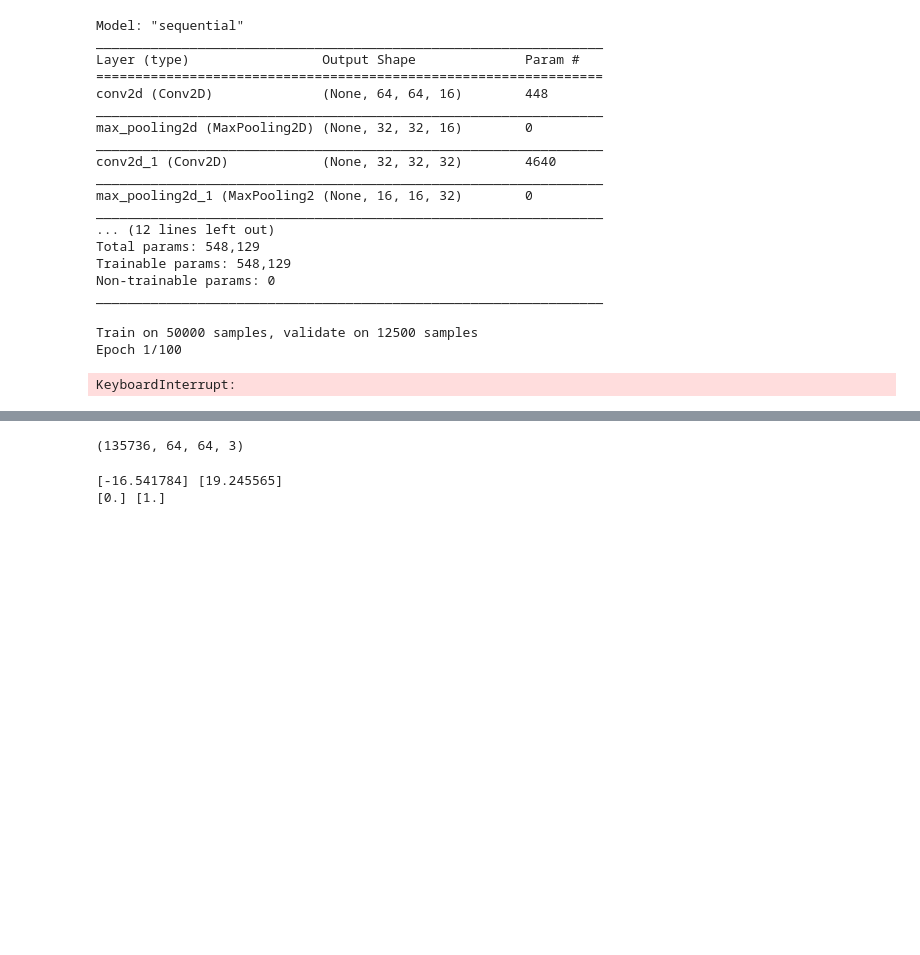
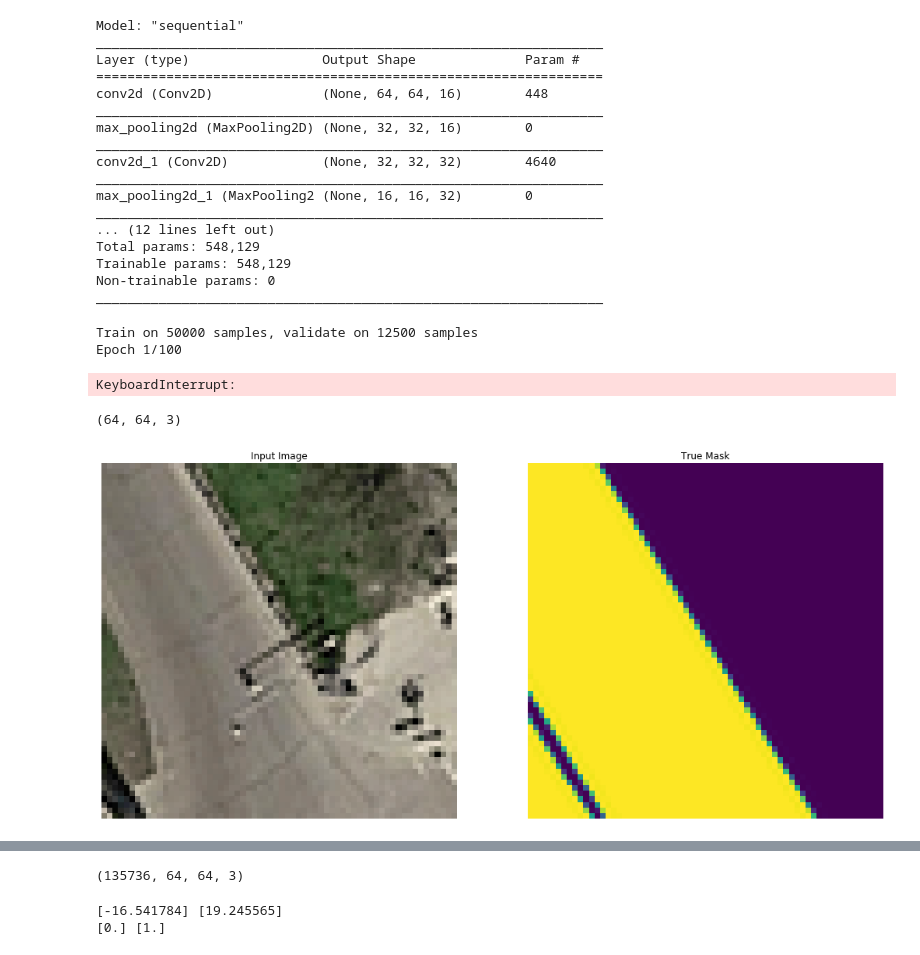
Before and after one commit to matejsladek/CIL_street, a Jupyter notebook: code/patch_based/main.ipynb, the cells around one changed output, grey strips where cells are left out. Drawn from its saved outputs; the diff is of its cells as text; code cells hidden in the pictures; blank space fills up the shorter version.

Commit message:
add unet to patches

```diff
--- a/code/patch_based/main.ipynb
+++ b/code/patch_based/main.ipynb
@@ -172,7 +187,9 @@ plt.imshow(cimg, cmap='Greys_r')
 patch_size = 16 # each patch is 16*16 pixels
 
 img_patches = [img_crop_64(imgs[i], patch_size, patch_size) for i in range(n)]
-gt_patches = [img_crop(gt_imgs[i], patch_size, patch_size) for i in range(n)]
+# gt_patches = [img_crop(gt_imgs[i], patch_size, patch_size) for i in range(n)]
+# unet
+gt_patches = [img_crop_64(gt_imgs[i], patch_size, patch_size) for i in range(n)]
 
 test_patches = [img_crop_64(test_imgs[i], patch_size, patch_size) for i in range(len(test_imgs))]
 
@@ -193,8 +216,12 @@ def value_to_class(v):
 
 # X = np.asarray([ extract_features_2d(img_patches[i]) for i in range(len(img_patches))])
 # Y = np.asarray([value_to_class(np.mean(gt_patches[i])) for i in range(len(gt_patches))])
+# patches
+# X = np.asarray([ img_patches[i] for i in range(len(img_patches))])
+# Y = np.asarray([value_to_class(np.mean(gt_patches[i])) for i in range(len(gt_patches))])
+# unet
 X = np.asarray([ img_patches[i] for i in range(len(img_patches))])
-Y = np.asarray([value_to_class(np.mean(gt_patches[i])) for i in range(len(gt_patches))])
+Y = np.asarray([ gt_patches[i] for i in range(len(gt_patches))])
 # %%
 X.shape, Y.shape
 # %% [output]
@@ -201,0 +229,2 @@ X.shape, Y.shape
+# %%
+Y = np.expand_dims(Y, -1)
@@ -295,6 +429,20 @@ Total params: 548,129
 Trainable params: 548,129
 Non-trainable params: 0
 _________________________________________________________________
+# %%
+# unet compile
+def dice_coef(y_true, y_pred, smooth = 1):
+    y_true_f = tf.keras.backend.flatten(y_true)
+    y_pred_f = tf.keras.backend.flatten(y_pred)
+    intersection = tf.keras.backend.sum(y_true_f * y_pred_f)
+    return (2. * intersection + smooth) / (tf.keras.backend.sum(y_true_f) + tf.keras.backend.sum(y_pred_f) + smooth)
+
+
+def soft_dice_loss(y_true, y_pred):
+    return 1-dice_coef(y_true, y_pred)
+
+model.compile(optimizer=Adam(0.0001), loss = soft_dice_loss,
+              metrics=['accuracy'])
 # %%
 log_dir="logs/fit"
 tensorboard_callback = tf.keras.callbacks.TensorBoard(log_dir=log_dir, histogram_freq=1)
@@ -347,3 +495,26 @@ model.fit(datagen.flow(X_train, y_train, batch_size=32),
                 tensorboard_callback,
 #                 checkpoint
           ])
+# %%
+X_train[0].shape
+# %% [output]
+(64, 64, 3)
+# %%
+def display_sample(display_list):
+    """Show side-by-side an input image,
+    the ground truth and the prediction.
+    """
+    plt.figure(figsize=(18, 18))
+
+    title = ['Input Image', 'True Mask', 'Predicted Mask']
+
+    for i in range(len(display_list)):
+        plt.subplot(1, len(display_list), i+1)
+        plt.title(title[i])
+        plt.imshow(tf.keras.preprocessing.image.array_to_img(display_list[i]))
+        plt.axis('off')
+    plt.show()
+
+display_sample([X_train[1], y_train[1]])
+# %% [output]
+[figure, added]
```
Also changed, not shown: parts of 20 cells of this notebook.
